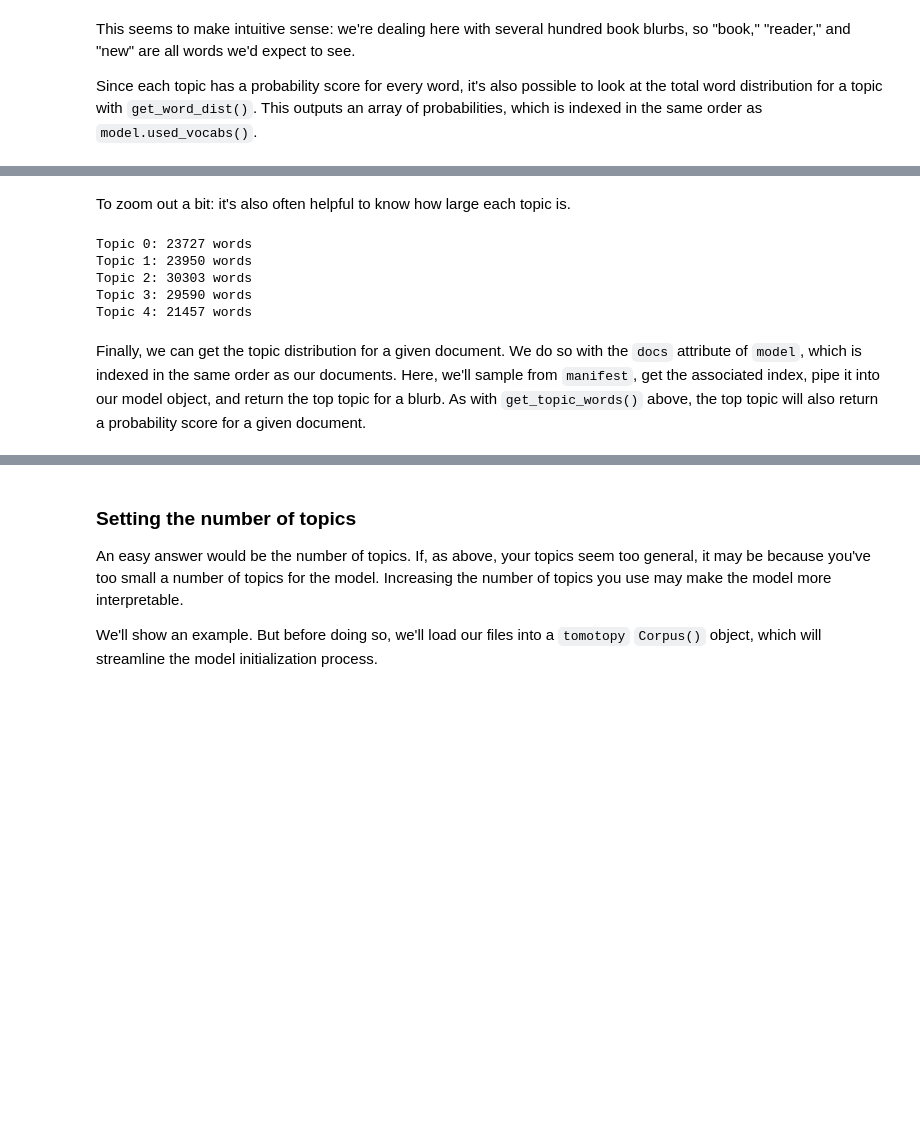
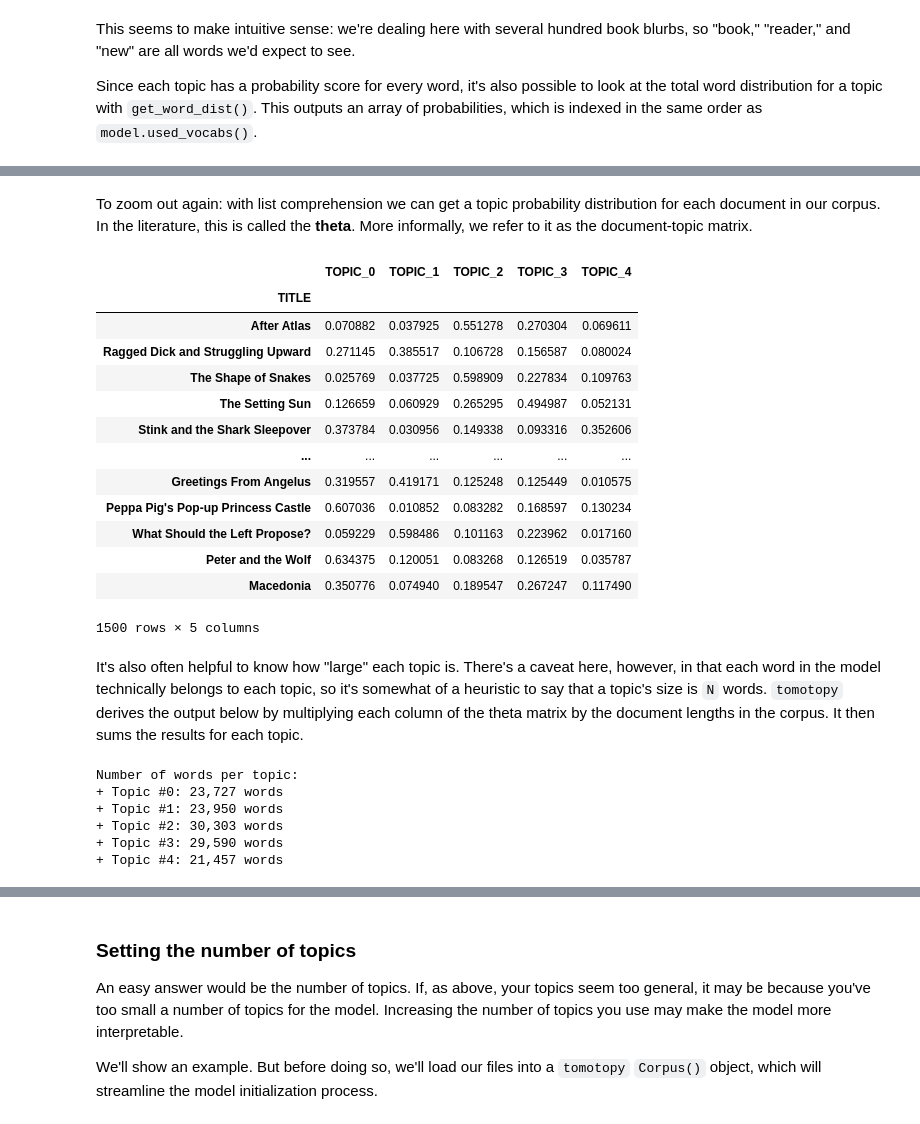
Before and after one commit to ucdavisdatalab/workshop_getting_started_with_textual_data, a Jupyter notebook: 06_topic-modeling.ipynb, the cells around one changed output, grey strips where cells are left out. Drawn from its saved outputs; the diff is of its cells as text; code cells hidden in the pictures; blank space fills up the shorter version.

Commit message:
new discussion of theta; new section on hyperparameters

```diff
--- a/06_topic-modeling.ipynb
+++ b/06_topic-modeling.ipynb
@@ -171,0 +175,9 @@ dtype: float32
+# %%
+random_title = manifest.sample(1).index.item()
+topic_distribution = model.docs[random_title].get_topic_dist()
+
+print(f"Topic distribution for '{manifest.loc[random_title, 'TITLE']}':")
+for idx, prob in enumerate(topic_distribution):
+    print(
+        f"+ Topic #{idx}: {prob:0.2f}%"
+    )
@@ -171,0 +213,4 @@ dtype: float32
+# %%
+doc = model.docs[random_title]
+word_topic = pd.DataFrame(zip(doc, doc.topics), columns = ['WORD', 'TOPIC'])
+word_topic.head(10)
@@ -172,17 +229,48 @@ dtype: float32
+# %% [markdown]
+To zoom out again: with list comprehension we can get a topic probability distribution for each document in our
+corpus. In the literature, this is called the **theta**. More informally, we refer to it as the document-topic
+matrix.
+# %%
+import numpy as np
+
+all_topic_distributions = [doc.get_topic_dist() for doc in model.docs]
+theta = np.stack(all_topic_distributions)
+theta /= theta.sum(axis = 1, keepdims = True)
+theta = pd.DataFrame(theta,
+                     index = manifest['TITLE'],
+                     columns = list("TOPIC_" + str(i) for i in range(n_topics))
+                    )
+theta
+# %% [output]
+|  | TOPIC_0 | TOPIC_1 | TOPIC_2 | TOPIC_3 | TOPIC_4 |
+| TITLE |  |  |  |  |  |
+| After Atlas | 0.070882 | 0.037925 | 0.551278 | 0.270304 | 0.069611 |
+| Ragged Dick and Struggling Upward | 0.271145 | 0.385517 | 0.106728 | 0.156587 | 0.080024 |
+| The Shape of Snakes | 0.025769 | 0.037725 | 0.598909 | 0.227834 | 0.109763 |
+| The Setting Sun | 0.126659 | 0.060929 | 0.265295 | 0.494987 | 0.052131 |
+| Stink and the Shark Sleepover | 0.373784 | 0.030956 | 0.149338 | 0.093316 | 0.352606 |
+| ... | ... | ... | ... | ... | ... |
+| Greetings From Angelus | 0.319557 | 0.419171 | 0.125248 | 0.125449 | 0.010575 |
+| Peppa Pig's Pop-up Princess Castle | 0.607036 | 0.010852 | 0.083282 | 0.168597 | 0.130234 |
+| What Should the Left Propose? | 0.059229 | 0.598486 | 0.101163 | 0.223962 | 0.017160 |
+| Peter and the Wolf | 0.634375 | 0.120051 | 0.083268 | 0.126519 | 0.035787 |
+| Macedonia | 0.350776 | 0.074940 | 0.189547 | 0.267247 | 0.117490 |
+1500 rows × 5 columns
 # %% [markdown]
-To zoom out a bit: it's also often helpful to know how large each topic is.
+It's also often helpful to know how "large" each topic is. There's a caveat here, however, in that each word in the
+model technically belongs to each topic, so it's somewhat of a heuristic to say that a topic's size is `N` words.
+`tomotopy` derives the output below by multiplying each column of the theta matrix by the document lengths in the
+corpus. It then sums the results for each topic.
 # %%
 topic_sizes = model.get_count_by_topics()
+
+print("Number of words per topic:")
 for k in range(0, n_topics):
-    print(f"Topic {k}: {topic_sizes[k]} words")
+    print(f"+ Topic #{k}: {topic_sizes[k]:,} words")
 # %% [output]
-Topic 0: 23727 words
-Topic 1: 23950 words
-Topic 2: 30303 words
-Topic 3: 29590 words
-Topic 4: 21457 words
+Number of words per topic:
++ Topic #0: 23,727 words
++ Topic #1: 23,950 words
++ Topic #2: 30,303 words
++ Topic #3: 29,590 words
++ Topic #4: 21,457 words
-# %% [markdown]
-Finally, we can get the topic distribution for a given document. We do so with the `docs` attribute of `model`,
-which is indexed in the same order as our documents. Here, we'll sample from `manifest`, get the associated index,
-pipe it into our model object, and return the top topic for a blurb. As with `get_topic_words()` above, the top
-topic will also return a probability score for a given document.
```
Also changed, not shown: parts of 59 cells of this notebook, 1 other file.
